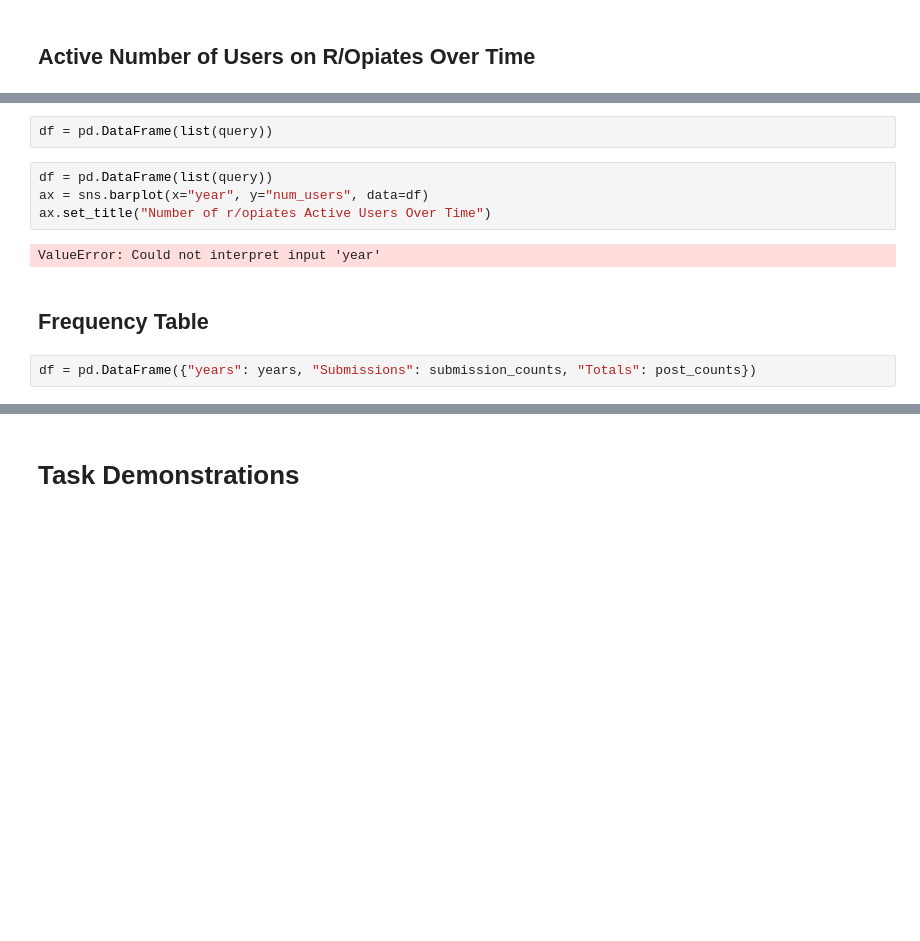
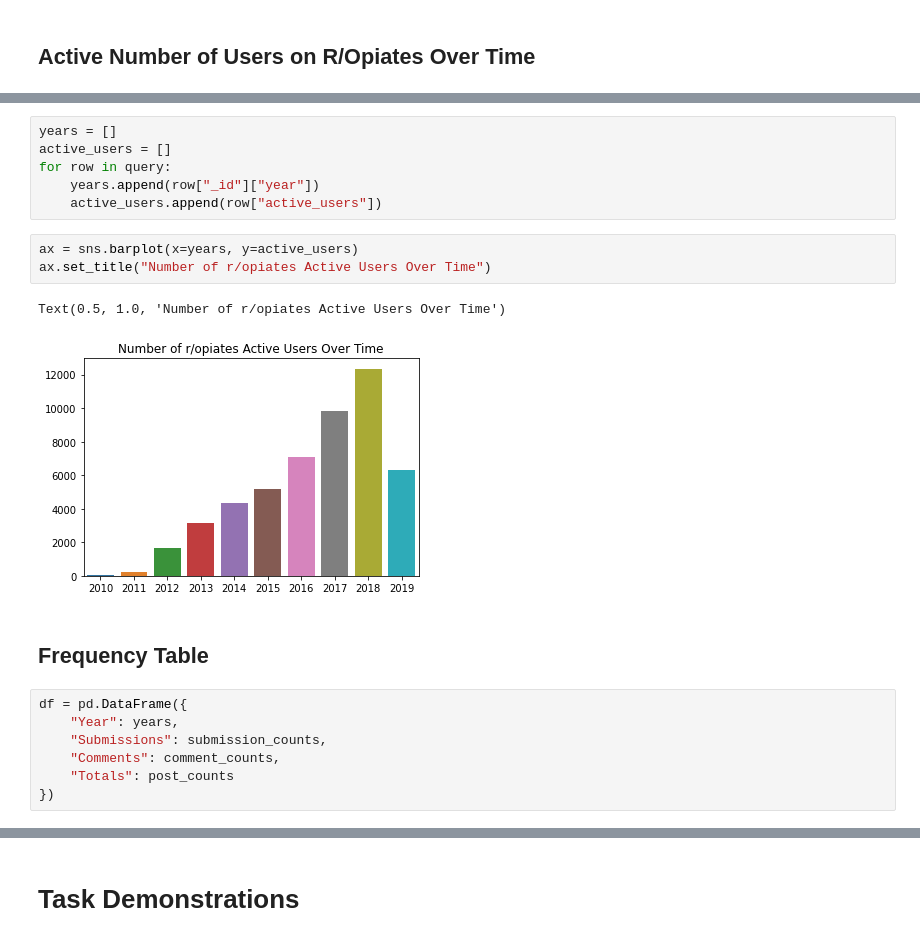
Before and after one commit to akilby/drug_pricing, a Jupyter notebook: notebooks/summary.ipynb, the cells around one changed output, grey strips where cells are left out. Cells and saved outputs as stored; diff of their text form; blank space fills up the shorter version.

```diff
--- a/notebooks/summary.ipynb
+++ b/notebooks/summary.ipynb
@@ -138,15 +157,24 @@ OperationFailure: unknown group operator '$count'
-# %%
-df = pd.DataFrame(list(query))
+# %%
+years = []
+active_users = []
+for row in query:
+    years.append(row["_id"]["year"])
+    active_users.append(row["active_users"])
 # %%
-df = pd.DataFrame(list(query))
-ax = sns.barplot(x="year", y="num_users", data=df)
+ax = sns.barplot(x=years, y=active_users)
 ax.set_title("Number of r/opiates Active Users Over Time")
 # %% [output]
-ValueError: Could not interpret input 'year'
+Text(0.5, 1.0, 'Number of r/opiates Active Users Over Time')
+[figure, added]
 # %% [markdown]
 ## Frequency Table
 # %%
-df = pd.DataFrame({"years": years, "Submissions": submission_counts, "Totals": post_counts})
+df = pd.DataFrame({
+    "Year": years,
+    "Submissions": submission_counts,
+    "Comments": comment_counts,
+    "Totals": post_counts
+})
 # %%
 df
 # %% [output]
```
Also changed, not shown: parts of 13 cells of this notebook, 4 other files.
